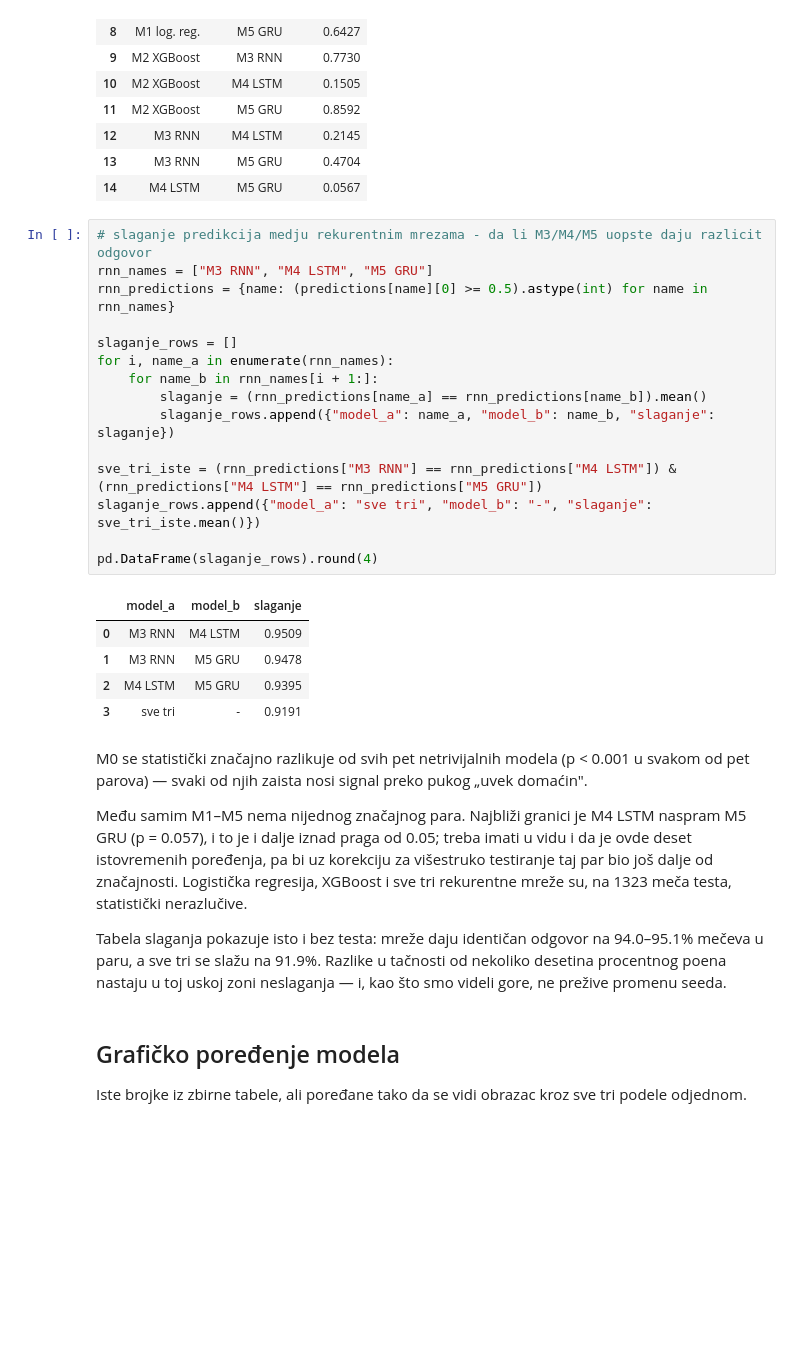
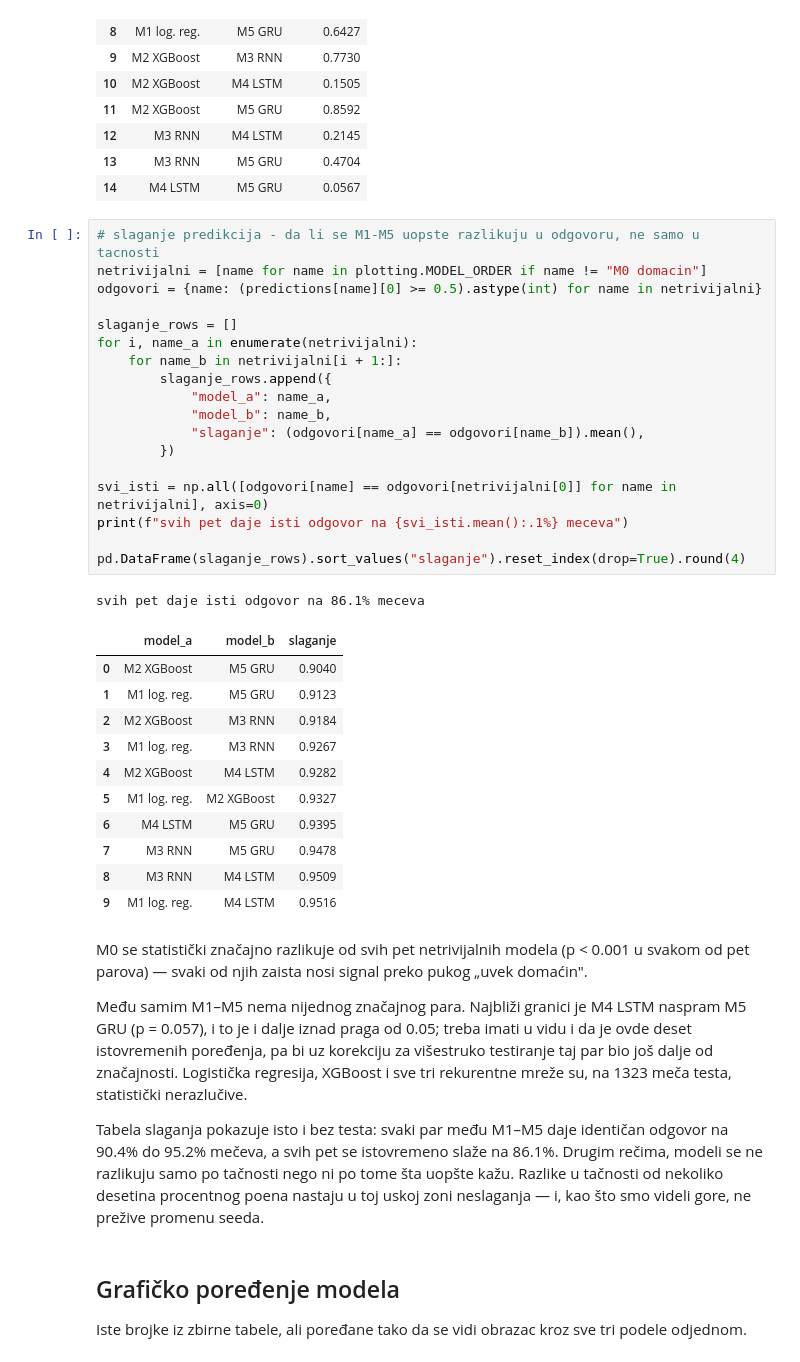
Before and after one commit to janaaas/ML_projekat, a Jupyter notebook: notebooks/05-02-poredjenje-modela.ipynb, the cells around one changed output. Drawn from its saved outputs; the diff is of its cells as text; blank space fills up the shorter version.

```diff
--- a/notebooks/05-02-poredjenje-modela.ipynb
+++ b/notebooks/05-02-poredjenje-modela.ipynb
@@ -232,32 +232,42 @@ df_mcnemar.round(4)
 | 13 | M3 RNN | M5 GRU | 0.4704 |
 | 14 | M4 LSTM | M5 GRU | 0.0567 |
 # %%
-# slaganje predikcija medju rekurentnim mrezama - da li M3/M4/M5 uopste daju razlicit odgovor
-rnn_names = ["M3 RNN", "M4 LSTM", "M5 GRU"]
-rnn_predictions = {name: (predictions[name][0] >= 0.5).astype(int) for name in rnn_names}
+# slaganje predikcija - da li se M1-M5 uopste razlikuju u odgovoru, ne samo u tacnosti
+netrivijalni = [name for name in plotting.MODEL_ORDER if name != "M0 domacin"]
+odgovori = {name: (predictions[name][0] >= 0.5).astype(int) for name in netrivijalni}
 
 slaganje_rows = []
-for i, name_a in enumerate(rnn_names):
-    for name_b in rnn_names[i + 1:]:
-        slaganje = (rnn_predictions[name_a] == rnn_predictions[name_b]).mean()
-        slaganje_rows.append({"model_a": name_a, "model_b": name_b, "slaganje": slaganje})
+for i, name_a in enumerate(netrivijalni):
+    for name_b in netrivijalni[i + 1:]:
+        slaganje_rows.append({
+            "model_a": name_a,
+            "model_b": name_b,
+            "slaganje": (odgovori[name_a] == odgovori[name_b]).mean(),
+        })
 
-sve_tri_iste = (rnn_predictions["M3 RNN"] == rnn_predictions["M4 LSTM"]) & (rnn_predictions["M4 LSTM"] == rnn_predictions["M5 GRU"])
-slaganje_rows.append({"model_a": "sve tri", "model_b": "-", "slaganje": sve_tri_iste.mean()})
+svi_isti = np.all([odgovori[name] == odgovori[netrivijalni[0]] for name in netrivijalni], axis=0)
+print(f"svih pet daje isti odgovor na {svi_isti.mean():.1%} meceva")
 
-pd.DataFrame(slaganje_rows).round(4)
+pd.DataFrame(slaganje_rows).sort_values("slaganje").reset_index(drop=True).round(4)
 # %% [output]
+svih pet daje isti odgovor na 86.1% meceva
 |  | model_a | model_b | slaganje |
-| 0 | M3 RNN | M4 LSTM | 0.9509 |
-| 1 | M3 RNN | M5 GRU | 0.9478 |
-| 2 | M4 LSTM | M5 GRU | 0.9395 |
-| 3 | sve tri | - | 0.9191 |
+| 0 | M2 XGBoost | M5 GRU | 0.9040 |
+| 1 | M1 log. reg. | M5 GRU | 0.9123 |
+| 2 | M2 XGBoost | M3 RNN | 0.9184 |
+| 3 | M1 log. reg. | M3 RNN | 0.9267 |
+| 4 | M2 XGBoost | M4 LSTM | 0.9282 |
+| 5 | M1 log. reg. | M2 XGBoost | 0.9327 |
+| 6 | M4 LSTM | M5 GRU | 0.9395 |
+| 7 | M3 RNN | M5 GRU | 0.9478 |
+| 8 | M3 RNN | M4 LSTM | 0.9509 |
+| 9 | M1 log. reg. | M4 LSTM | 0.9516 |
 # %% [markdown]
 M0 se statistički značajno razlikuje od svih pet netrivijalnih modela (p < 0.001 u svakom od pet parova) — svaki od njih zaista nosi signal preko pukog „uvek domaćin".
 
 Među samim M1–M5 nema nijednog značajnog para. Najbliži granici je M4 LSTM naspram M5 GRU (p = 0.057), i to je i dalje iznad praga od 0.05; treba imati u vidu i da je ovde deset istovremenih poređenja, pa bi uz korekciju za višestruko testiranje taj par bio još dalje od značajnosti. Logistička regresija, XGBoost i sve tri rekurentne mreže su, na 1323 meča testa, statistički nerazlučive.
 
-Tabela slaganja pokazuje isto i bez testa: mreže daju identičan odgovor na 94.0–95.1% mečeva u paru, a sve tri se slažu na 91.9%. Razlike u tačnosti od nekoliko desetina procentnog poena nastaju u toj uskoj zoni neslaganja — i, kao što smo videli gore, ne prežive promenu seeda.
+Tabela slaganja pokazuje isto i bez testa: svaki par među M1–M5 daje identičan odgovor na 90.4% do 95.2% mečeva, a svih pet se istovremeno slaže na 86.1%. Drugim rečima, modeli se ne razlikuju samo po tačnosti nego ni po tome šta uopšte kažu. Razlike u tačnosti od nekoliko desetina procentnog poena nastaju u toj uskoj zoni neslaganja — i, kao što smo videli gore, ne prežive promenu seeda.
 # %% [markdown]
 ## Grafičko poređenje modela
 
```
Also changed, not shown: parts of 5 cells of this notebook, 9 other files.
